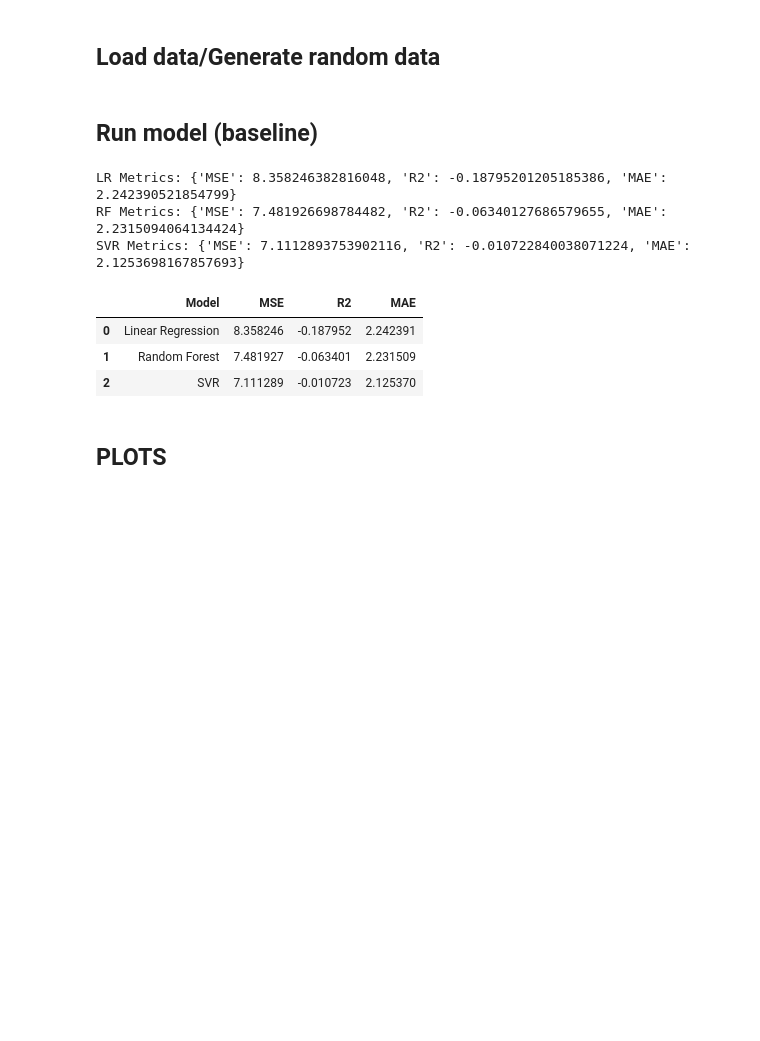
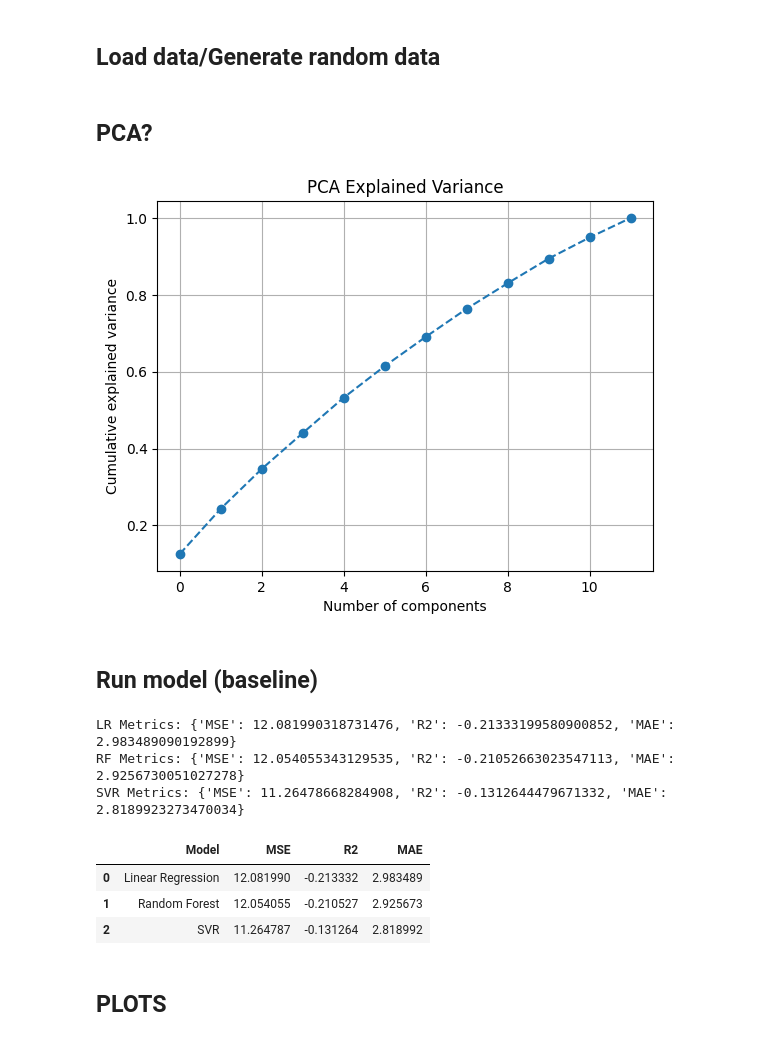
Before and after one commit to acobianiregui/Pain_estimation_model, a Jupyter notebook: notebooks/experiments.ipynb, the cells around one changed output. Cells and saved outputs as stored; diff of their text form; code cells hidden in the pictures; blank space fills up the shorter version.

```diff
--- a/notebooks/experiments.ipynb
+++ b/notebooks/experiments.ipynb
@@ -29,6 +30,26 @@ def make_random_data(n_samples=200):
 
 x,y=make_random_data()
 X_train, X_test, y_train, y_test = train_test_split(x, y, test_size=TEST_SIZE, random_state=RANDOM_STATE)
+# %% [markdown]
+## PCA?
+# %%
+pca = PCA()
+pca.fit(X_train)
+
+plt.plot(
+    np.cumsum(pca.explained_variance_ratio_),
+    linestyle='--',
+    marker='o'        #
+)
+
+plt.xlabel("Number of components")
+plt.ylabel("Cumulative explained variance")
+plt.title("PCA Explained Variance")
+plt.grid(True)
+
+plt.show()
+# %% [output]
+[figure, added]
 # %% [markdown]
 ## Run model (baseline)
 # %%
@@ -43,9 +64,9 @@ print("LR Metrics:", metrics_lr)
 print("RF Metrics:", metrics_rf)
 print("SVR Metrics:", metrics_svr)
 # %% [output]
-LR Metrics: {'MSE': 8.358246382816048, 'R2': -0.18795201205185386, 'MAE': 2.242390521854799}
-RF Metrics: {'MSE': 7.481926698784482, 'R2': -0.06340127686579655, 'MAE': 2.2315094064134424}
-SVR Metrics: {'MSE': 7.1112893753902116, 'R2': -0.010722840038071224, 'MAE': 2.1253698167857693}
+LR Metrics: {'MSE': 12.081990318731476, 'R2': -0.21333199580900852, 'MAE': 2.983489090192899}
+RF Metrics: {'MSE': 12.054055343129535, 'R2': -0.21052663023547113, 'MAE': 2.9256730051027278}
+SVR Metrics: {'MSE': 11.26478668284908, 'R2': -0.1312644479671332, 'MAE': 2.8189923273470034}
 # %%
 results = []
 results.append({"Model": "Linear Regression", **metrics_lr})
@@ -56,9 +77,9 @@ results_df = pd.DataFrame(results)
 results_df
 # %% [output]
 |  | Model | MSE | R2 | MAE |
-| 0 | Linear Regression | 8.358246 | -0.187952 | 2.242391 |
-| 1 | Random Forest | 7.481927 | -0.063401 | 2.231509 |
-| 2 | SVR | 7.111289 | -0.010723 | 2.125370 |
+| 0 | Linear Regression | 12.081990 | -0.213332 | 2.983489 |
+| 1 | Random Forest | 12.054055 | -0.210527 | 2.925673 |
+| 2 | SVR | 11.264787 | -0.131264 | 2.818992 |
 # %% [markdown]
 ## PLOTS
 # %%
```
Also changed, not shown: parts of 7 cells of this notebook.
